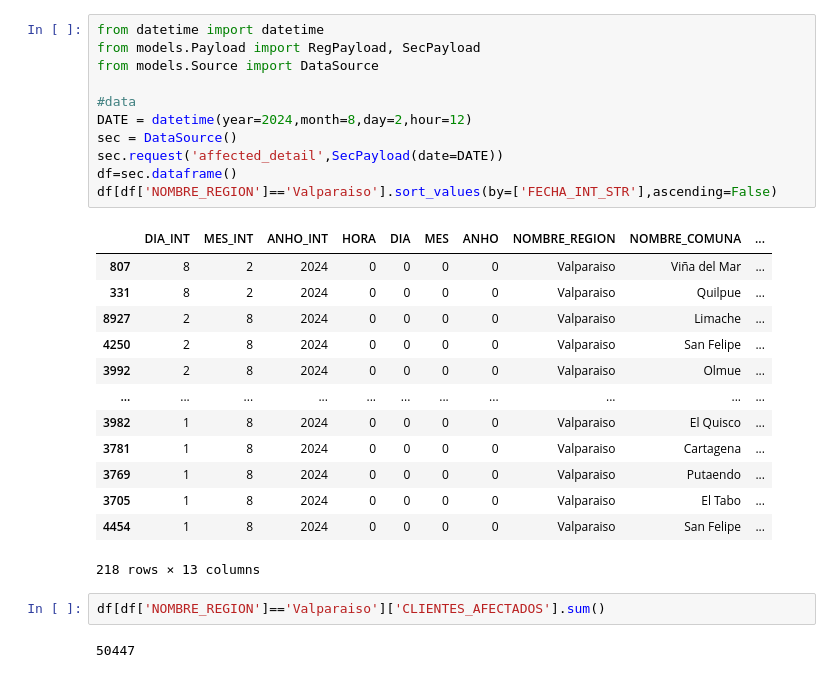
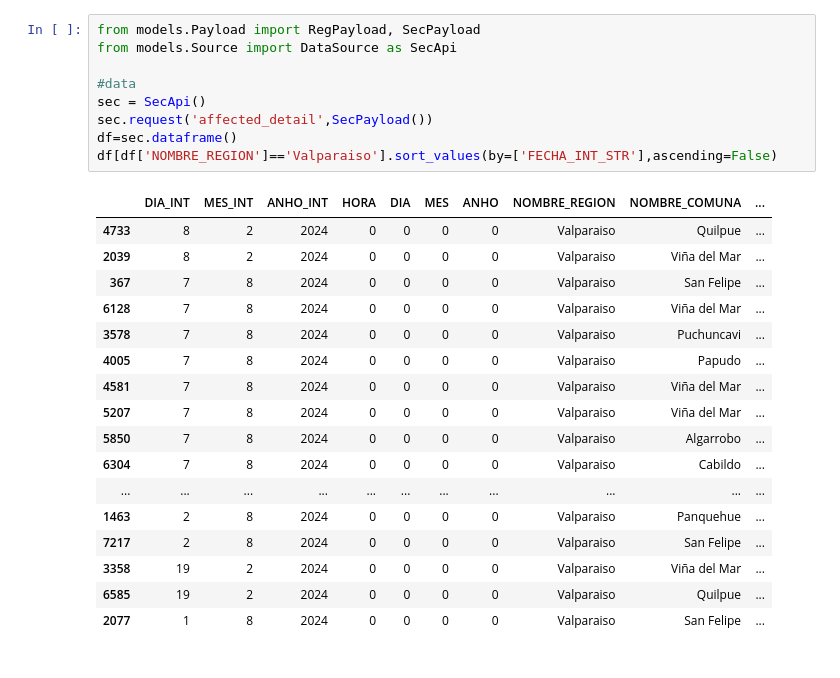
Before and after one commit to ccnmagnoo/sec-report, a Jupyter notebook: main.ipynb, the cells around one changed output. Cells and saved outputs as stored; diff of their text form.

Commit message:
store payload in source instance

```diff
--- a/main.ipynb
+++ b/main.ipynb
@@ -1,29 +1,27 @@
 # %%
-from datetime import datetime
 from models.Payload import RegPayload, SecPayload
-from models.Source import DataSource
+from models.Source import DataSource as SecApi
 
 #data
-DATE = datetime(year=2024,month=8,day=2,hour=12)
-sec = DataSource()
-sec.request('affected_detail',SecPayload(date=DATE))
+sec = SecApi()
+sec.request('affected_detail',SecPayload())
 df=sec.dataframe()
 df[df['NOMBRE_REGION']=='Valparaiso'].sort_values(by=['FECHA_INT_STR'],ascending=False)
 # %% [output]
 |  | DIA_INT | MES_INT | ANHO_INT | HORA | DIA | MES | ANHO | NOMBRE_REGION | NOMBRE_COMUNA | ... |
-| 807 | 8 | 2 | 2024 | 0 | 0 | 0 | 0 | Valparaiso | Viña del Mar | ... |
-| 331 | 8 | 2 | 2024 | 0 | 0 | 0 | 0 | Valparaiso | Quilpue | ... |
-| 8927 | 2 | 8 | 2024 | 0 | 0 | 0 | 0 | Valparaiso | Limache | ... |
-| 4250 | 2 | 8 | 2024 | 0 | 0 | 0 | 0 | Valparaiso | San Felipe | ... |
-| 3992 | 2 | 8 | 2024 | 0 | 0 | 0 | 0 | Valparaiso | Olmue | ... |
+| 4733 | 8 | 2 | 2024 | 0 | 0 | 0 | 0 | Valparaiso | Quilpue | ... |
+| 2039 | 8 | 2 | 2024 | 0 | 0 | 0 | 0 | Valparaiso | Viña del Mar | ... |
+| 367 | 7 | 8 | 2024 | 0 | 0 | 0 | 0 | Valparaiso | San Felipe | ... |
+| 6128 | 7 | 8 | 2024 | 0 | 0 | 0 | 0 | Valparaiso | Viña del Mar | ... |
+| 3578 | 7 | 8 | 2024 | 0 | 0 | 0 | 0 | Valparaiso | Puchuncavi | ... |
+| 4005 | 7 | 8 | 2024 | 0 | 0 | 0 | 0 | Valparaiso | Papudo | ... |
+| 4581 | 7 | 8 | 2024 | 0 | 0 | 0 | 0 | Valparaiso | Viña del Mar | ... |
+| 5207 | 7 | 8 | 2024 | 0 | 0 | 0 | 0 | Valparaiso | Viña del Mar | ... |
+| 5850 | 7 | 8 | 2024 | 0 | 0 | 0 | 0 | Valparaiso | Algarrobo | ... |
+| 6304 | 7 | 8 | 2024 | 0 | 0 | 0 | 0 | Valparaiso | Cabildo | ... |
 | ... | ... | ... | ... | ... | ... | ... | ... | ... | ... | ... |
-| 3982 | 1 | 8 | 2024 | 0 | 0 | 0 | 0 | Valparaiso | El Quisco | ... |
-| 3781 | 1 | 8 | 2024 | 0 | 0 | 0 | 0 | Valparaiso | Cartagena | ... |
-| 3769 | 1 | 8 | 2024 | 0 | 0 | 0 | 0 | Valparaiso | Putaendo | ... |
-| 3705 | 1 | 8 | 2024 | 0 | 0 | 0 | 0 | Valparaiso | El Tabo | ... |
-| 4454 | 1 | 8 | 2024 | 0 | 0 | 0 | 0 | Valparaiso | San Felipe | ... |
+| 1463 | 2 | 8 | 2024 | 0 | 0 | 0 | 0 | Valparaiso | Panquehue | ... |
+| 7217 | 2 | 8 | 2024 | 0 | 0 | 0 | 0 | Valparaiso | San Felipe | ... |
+| 3358 | 19 | 2 | 2024 | 0 | 0 | 0 | 0 | Valparaiso | Viña del Mar | ... |
+| 6585 | 19 | 2 | 2024 | 0 | 0 | 0 | 0 | Valparaiso | Quilpue | ... |
+| 2077 | 1 | 8 | 2024 | 0 | 0 | 0 | 0 | Valparaiso | San Felipe | ... |
-218 rows × 13 columns
-# %%
-df[df['NOMBRE_REGION']=='Valparaiso']['CLIENTES_AFECTADOS'].sum()
-# %% [output]
-50447
```
Also changed, not shown: parts of 1 cell of this notebook, 2 other files.
